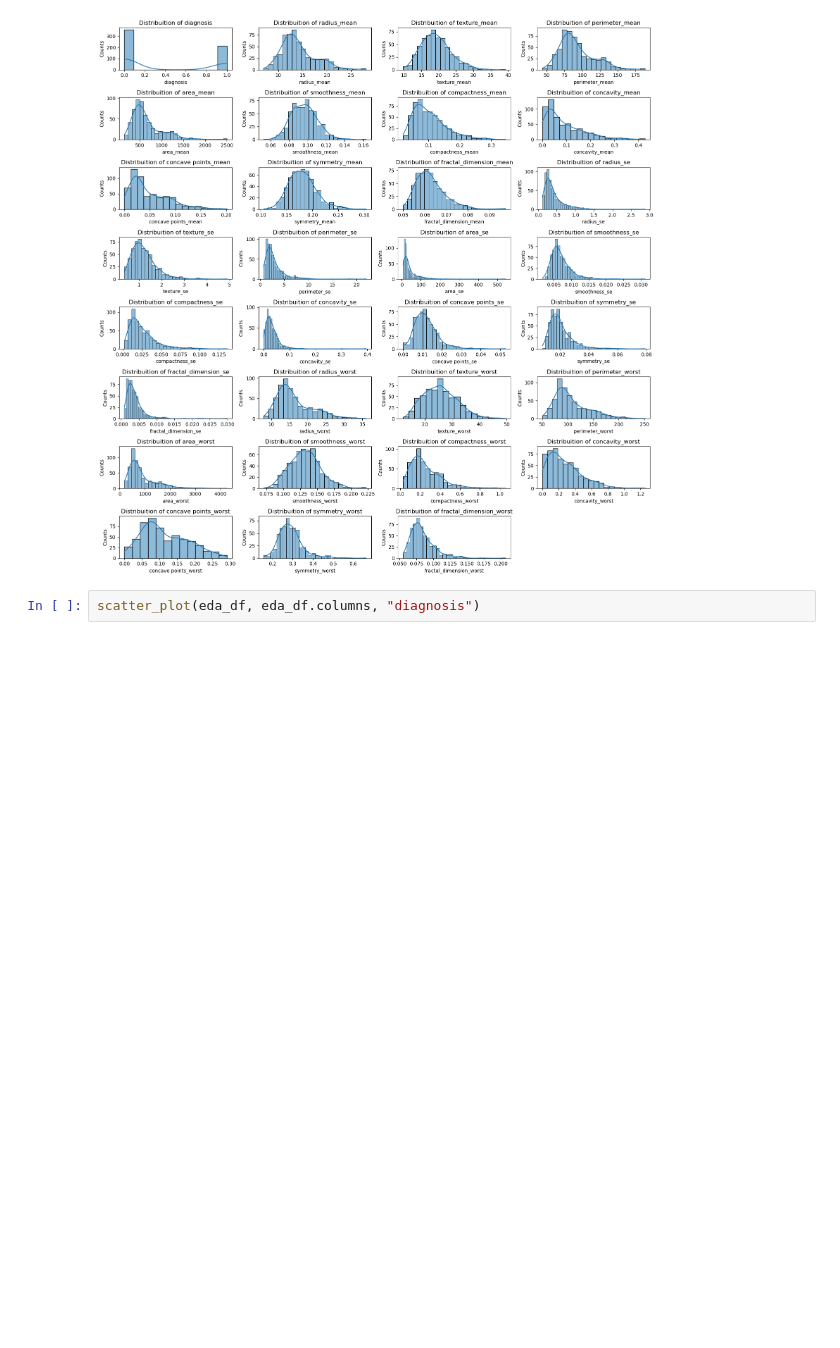
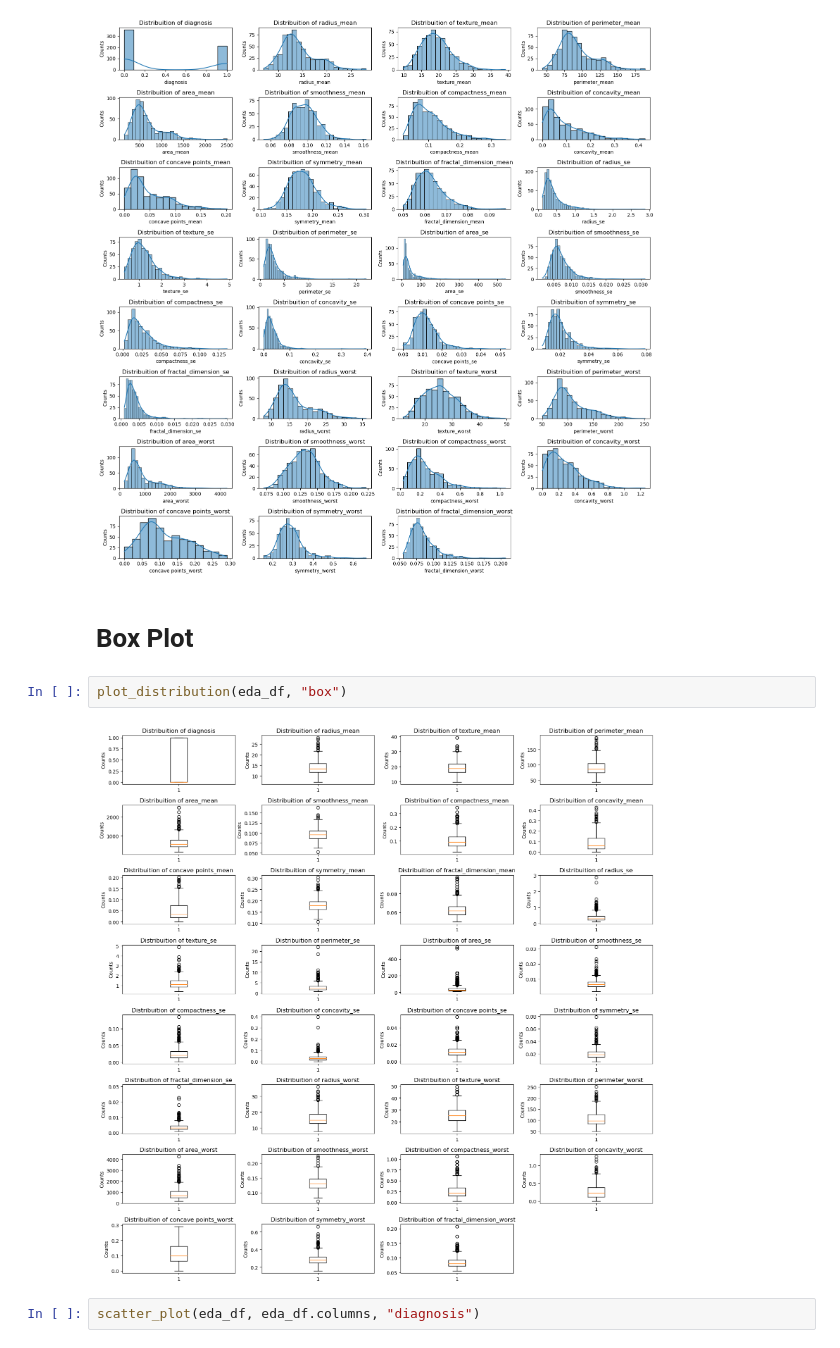
Before and after one commit to MaukanMir/Breast-Cancer-Analysis, a Jupyter notebook: training.ipynb, the cells around one changed output. Cells and saved outputs as stored; diff of their text form; blank space fills up the shorter version.

```diff
--- a/training.ipynb
+++ b/training.ipynb
@@ -198,6 +202,12 @@ plt.show()
 plot_distribution(eda_df, "hist")
 # %% [output]
 [figure]
+# %% [markdown]
+# Box Plot
+# %%
+plot_distribution(eda_df, "box")
+# %% [output]
+[figure, added]
 # %%
 scatter_plot(eda_df, eda_df.columns, "diagnosis")
 # %% [output]
```
Also changed, not shown: parts of 1 cell of this notebook.
